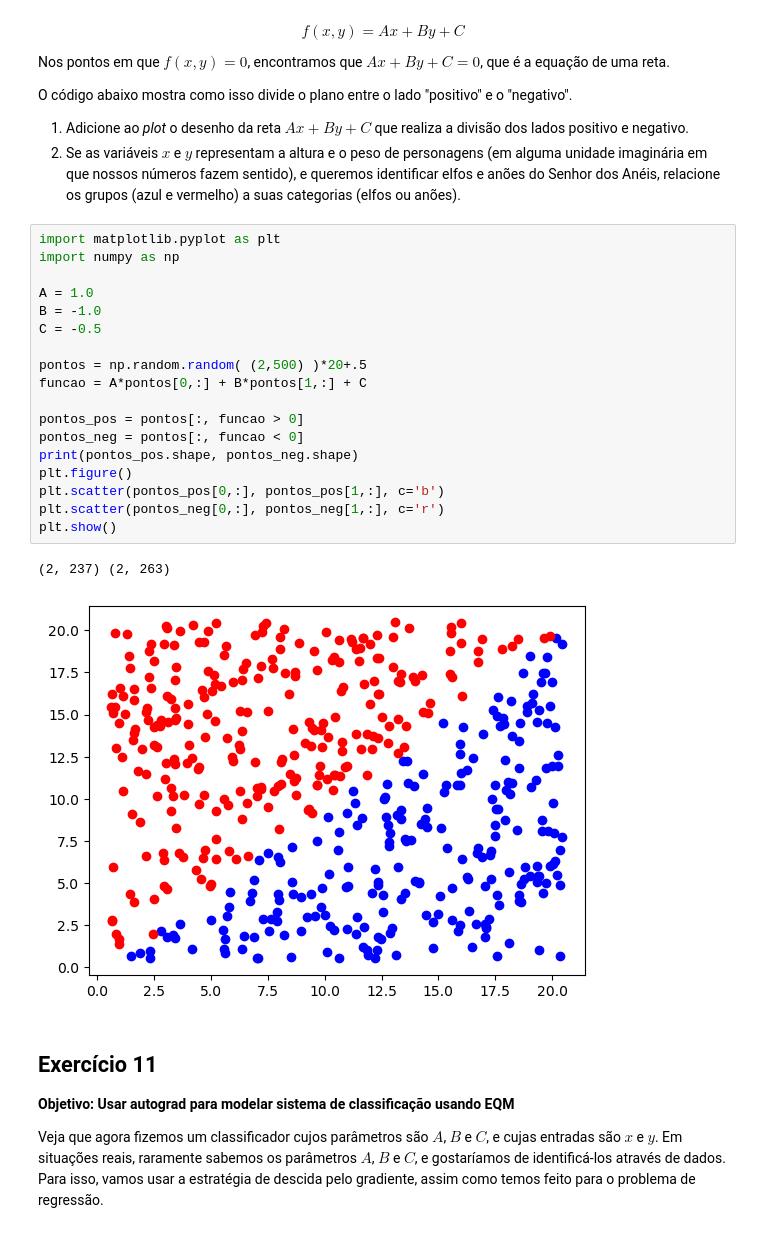
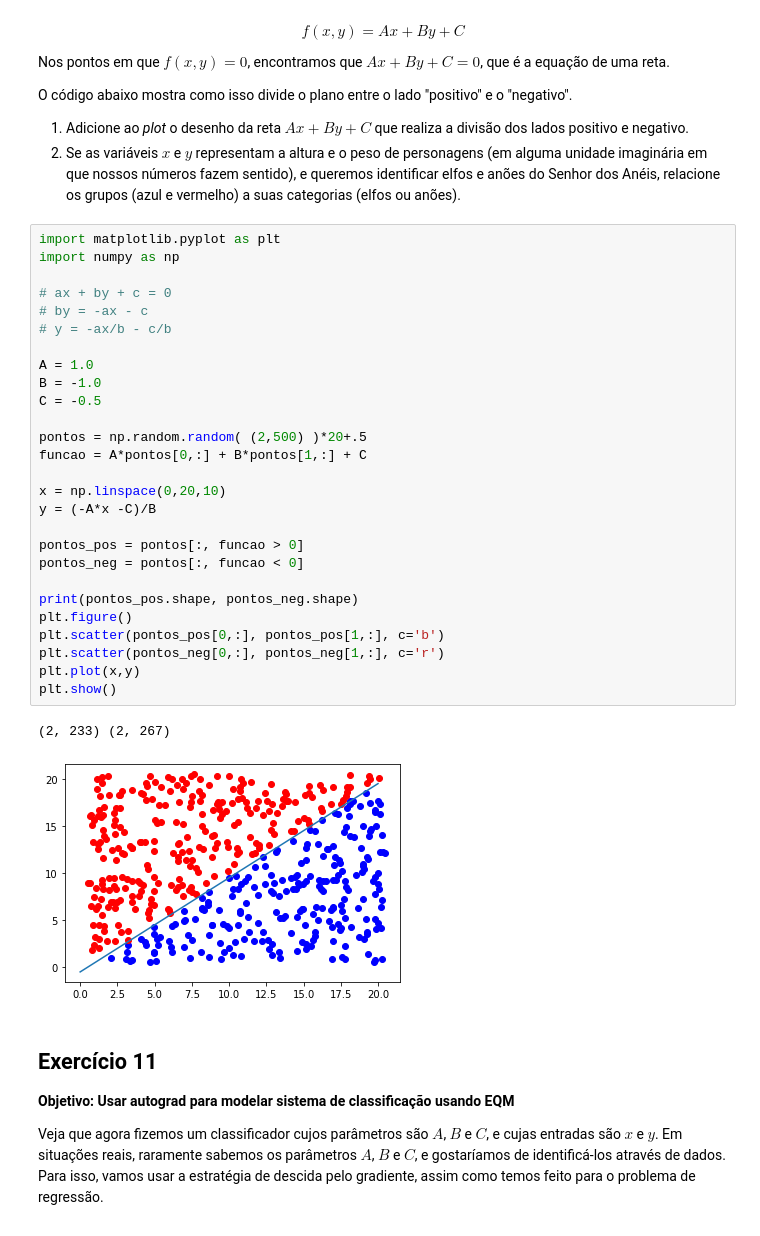
Before and after one commit to alfredjynx/alglin-alunos, a Jupyter notebook: 06-regressao_classificacao.ipynb, the cells around one changed output. Saved outputs shown, nothing was run; the diff lists cells and outputs as text.

```diff
--- a/06-regressao_classificacao.ipynb
+++ b/06-regressao_classificacao.ipynb
@@ -546,24 +546,33 @@ O código abaixo mostra como isso divide o plano entre o lado "positivo" e o "ne
 # %%
 import matplotlib.pyplot as plt
 import numpy as np
+
+# ax + by + c = 0
+# by = -ax - c
+# y = -ax/b - c/b
 
 A = 1.0
 B = -1.0
 C = -0.5
 
 pontos = np.random.random( (2,500) )*20+.5
 funcao = A*pontos[0,:] + B*pontos[1,:] + C
 
+x = np.linspace(0,20,10)
+y = (-A*x -C)/B
+
 pontos_pos = pontos[:, funcao > 0]
 pontos_neg = pontos[:, funcao < 0]
+
 print(pontos_pos.shape, pontos_neg.shape)
 plt.figure()
 plt.scatter(pontos_pos[0,:], pontos_pos[1,:], c='b')
 plt.scatter(pontos_neg[0,:], pontos_neg[1,:], c='r')
+plt.plot(x,y)
 plt.show()
 # %% [output]
-(2, 237) (2, 263)
+(2, 233) (2, 267)
-[figure, old version]
+[figure, new version]
 # %% [markdown]
 ## Exercício 11
 **Objetivo: Usar autograd para modelar sistema de classificação usando EQM**
```
Also changed, not shown: parts of 5 cells of this notebook.
